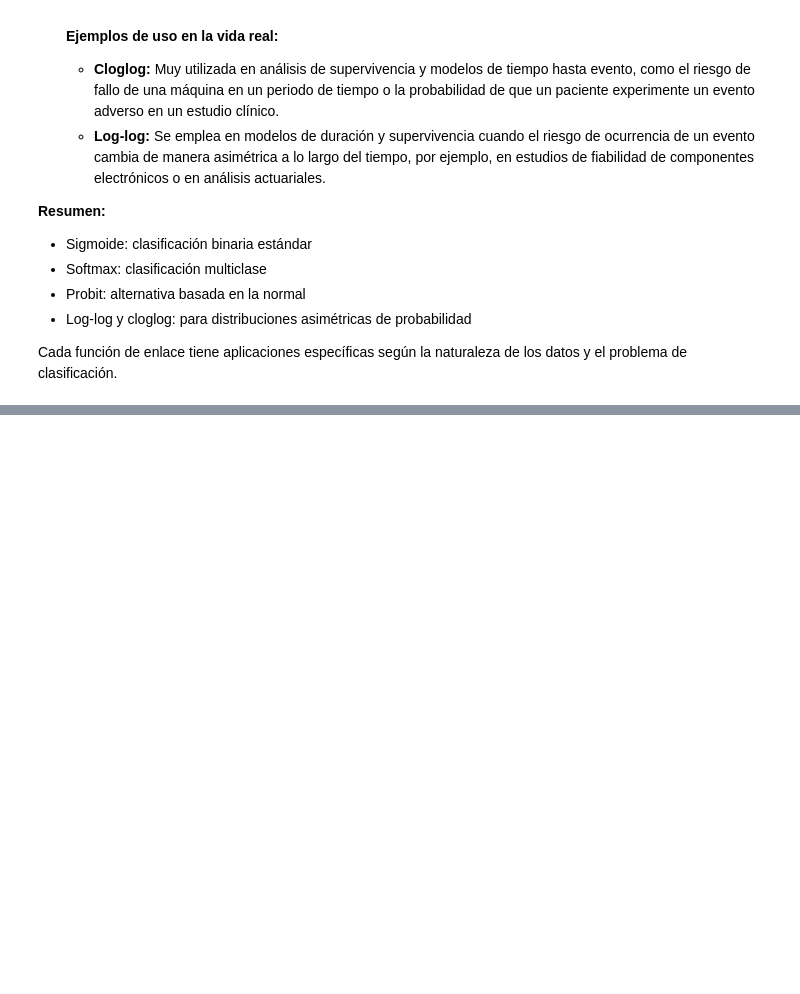
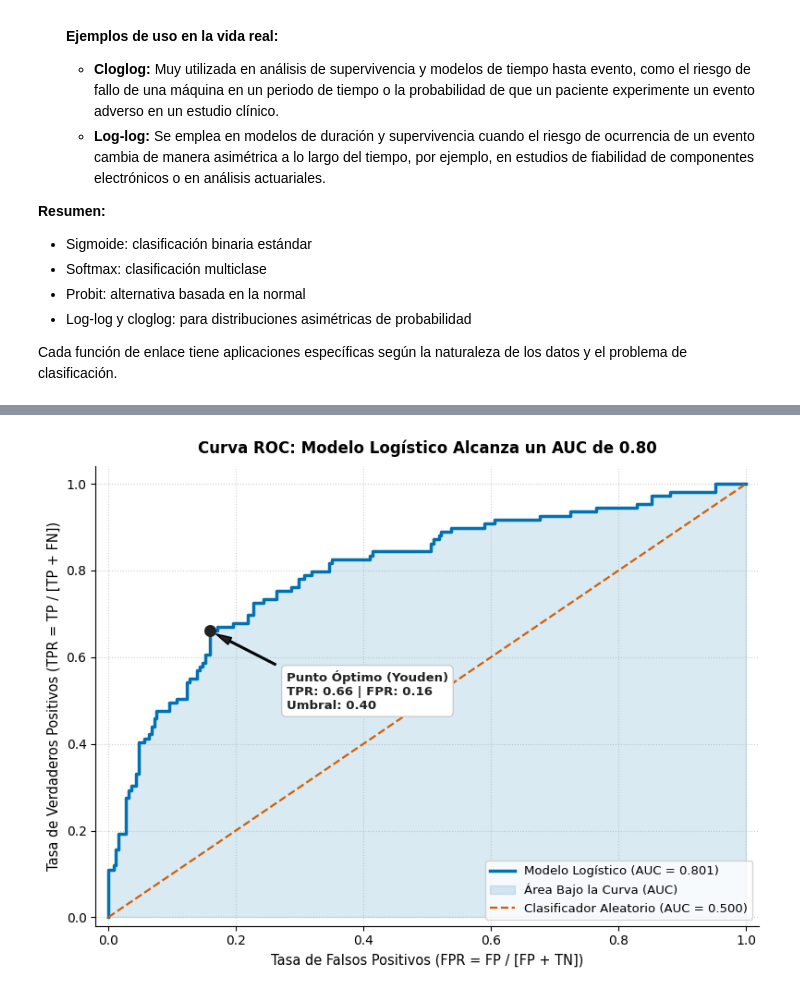
Before and after one commit to paranedagarcia/ciencia-de-datos, a Jupyter notebook: notebooks/aprendizaje_supervisado/Regresion_logistica.ipynb, the cells around one changed output, grey strips where cells are left out. Saved outputs shown, nothing was run; the diff lists cells and outputs as text; code cells hidden in the pictures; blank space fills up the shorter version.

```diff
--- a/notebooks/aprendizaje_supervisado/Regresion_logistica.ipynb
+++ b/notebooks/aprendizaje_supervisado/Regresion_logistica.ipynb
@@ -140,0 +303,79 @@ Cada función de enlace tiene aplicaciones específicas según la naturaleza de
+# %%
+"""
+Evaluación de Modelos de Clasificación vía Curva ROC-AUC.
+Librería: scikit-learn y matplotlib.
+"""
+
+import numpy as np
+import matplotlib.pyplot as plt
+from sklearn.datasets import make_classification
+from sklearn.model_selection import train_test_split
+from sklearn.linear_model import LogisticRegression
+from sklearn.metrics import roc_curve, roc_auc_score
+
+# 1. Simulación de datos con clases desbalanceadas (30% positivos, 70% negativos)
+X, y = make_classification(
+    n_samples=1200, n_features=10, n_informative=5,
+    n_redundant=2, weights=[0.7, 0.3], random_state=42
+)
+X_train, X_test, y_train, y_test = train_test_split(
+    X, y, test_size=0.3, random_state=42, stratify=y
+)
+
+# 2. Ajuste del modelo y obtención de probabilidades continuas
+clf = LogisticRegression(random_state=42)
+clf.fit(X_train, y_train)
+
+# Obtenemos P(y=1|x) para el conjunto de prueba
+y_probs = clf.predict_proba(X_test)[:, 1]
+
+# 3. Cálculo de la curva ROC y el AUC
+fpr, tpr, thresholds = roc_curve(y_test, y_probs)
+auc = roc_auc_score(y_test, y_probs)
+
+# 4. Cálculo del umbral óptimo mediante el Índice de Youden (J = TPR - FPR)
+youden_idx = np.argmax(tpr - fpr)
+opt_fpr = fpr[youden_idx]
+opt_tpr = tpr[youden_idx]
+opt_thresh = thresholds[youden_idx]
+
+print(f"Área Bajo la Curva (AUC):        {auc:.4f}")
+print(f"Umbral Óptimo de Youden:         {opt_thresh:.4f}")
+print(f"Sensibilidad en Umbral Óptimo:   {opt_tpr*100:.1f}%")
+print(f"FPR en Umbral Óptimo:            {opt_fpr*100:.1f}%")
+
+# 5. Generación Gráfica (Fondo blanco plano y paleta contrastada)
+fig, ax = plt.subplots(figsize=(8, 6), facecolor='white')
+ax.set_facecolor('white')
+
+# Curva del modelo y sombreado del área
+ax.plot(fpr, tpr, color='#0072b2', linewidth=2.5, label=f'Modelo Logístico (AUC = {auc:.3f})')
+ax.fill_between(fpr, 0, tpr, color='#0072b2', alpha=0.15, label='Área Bajo la Curva (AUC)')
+
+# Línea base de azar
+ax.plot([0, 1], [0, 1], color='#d55e00', linestyle='--', linewidth=1.6, label='Clasificador Aleatorio (AUC = 0.500)')
+
+# Punto óptimo de Youden
+ax.scatter([opt_fpr], [opt_tpr], color='#222222', s=70, zorder=5)
+ax.annotate(
+    f'Punto Óptimo (Youden)\nTPR: {opt_tpr:.2f} | FPR: {opt_fpr:.2f}\nUmbral: {opt_thresh:.2f}',
+    xy=(opt_fpr, opt_tpr),
+    xytext=(opt_fpr + 0.12, opt_tpr - 0.18),
+    arrowprops=dict(facecolor='#222222', shrink=0.08, width=1.2, headwidth=6),
+    fontweight='bold', fontsize=9.5, color='#222222',
+    bbox=dict(boxstyle='round,pad=0.4', facecolor='white', edgecolor='#cccccc')
+)
+
+ax.set_title(f'Curva ROC: Modelo Logístico Alcanza un AUC de {auc:.2f}', fontsize=12, fontweight='bold', pad=10)
+ax.set_xlabel('Tasa de Falsos Positivos (FPR = FP / [FP + TN])', fontsize=10.5)
+ax.set_ylabel('Tasa de Verdaderos Positivos (TPR = TP / [TP + FN])', fontsize=10.5)
+ax.set_xlim(-0.02, 1.02)
+ax.set_ylim(-0.02, 1.04)
+ax.grid(True, linestyle=':', alpha=0.6)
+ax.spines['top'].set_visible(False)
+ax.spines['right'].set_visible(False)
+ax.legend(frameon=True, facecolor='white', loc='lower right', fontsize=9.5)
+
+plt.tight_layout()
+plt.show()
+# %% [output]
@@ -140,0 +386 @@ Cada función de enlace tiene aplicaciones específicas según la naturaleza de
+[figure, added]
```
Also changed, not shown: parts of 3 cells of this notebook, 9 other files.
